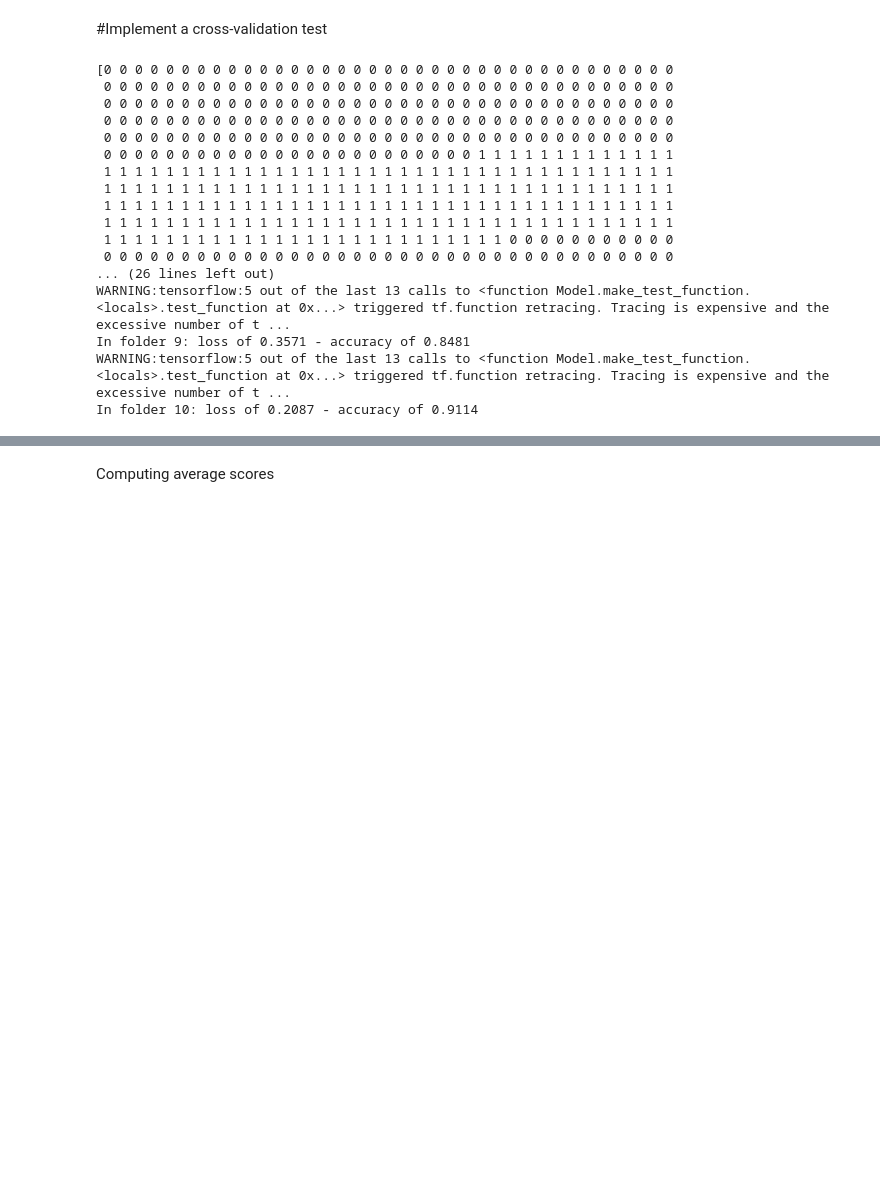
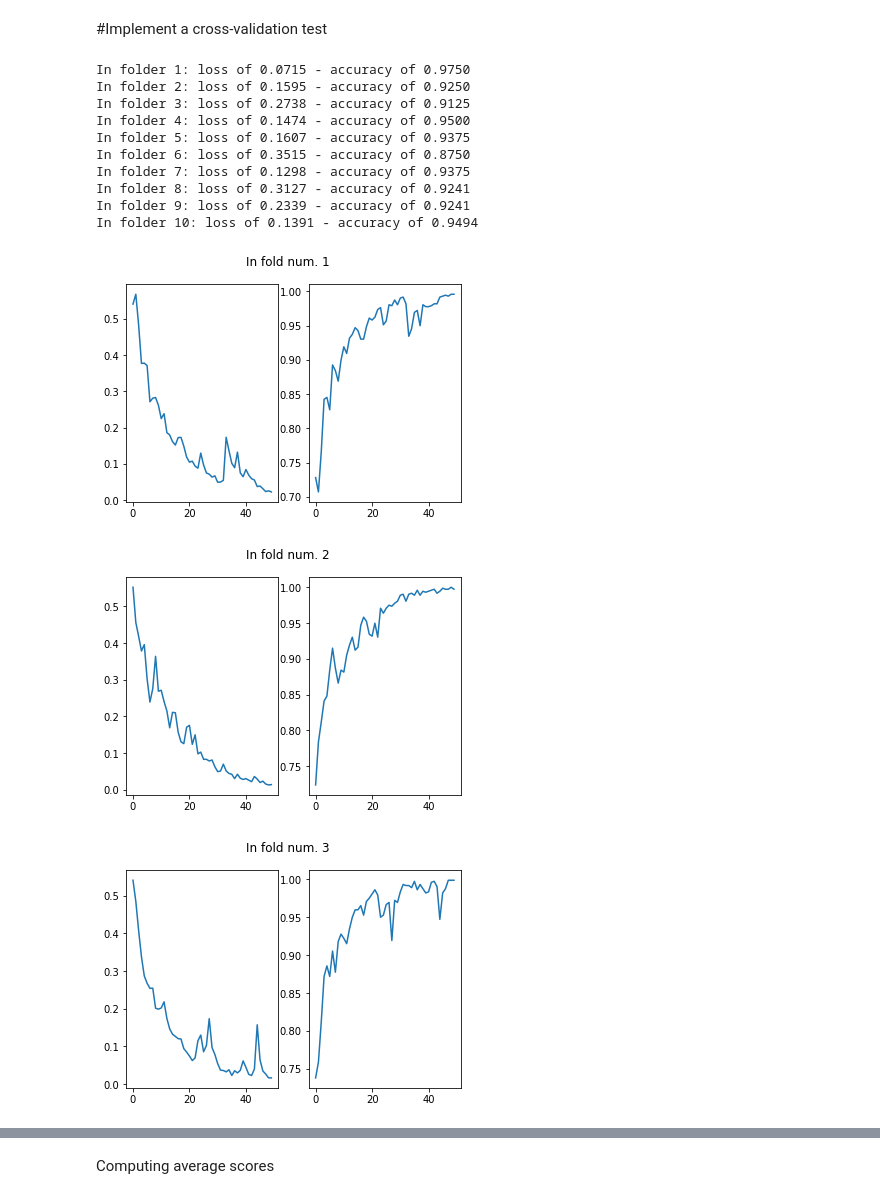
Before and after one commit to federicocampo/CMEPDA-Project, a Jupyter notebook: CNN.ipynb, the cells around one changed output, grey strips where cells are left out. Drawn from its saved outputs; the diff is of its cells as text; code cells hidden in the pictures; blank space fills up the shorter version.

Commit message:
Fixed Tensorflow warning and added plots of cv test

```diff
--- a/CNN.ipynb
+++ b/CNN.ipynb
@@ -394,59 +403,65 @@ aug_model.evaluate(x_test, y_test)
 from sklearn.model_selection import KFold
 from keras.optimizers import SGD
 # %%
-# Define per-fold score arrays
+# Define per-fold accuracy and loss arrays
 acc_per_fold = []
 loss_per_fold = []
 
-# Merge train and test in a single array
-X_tot = np.concatenate((x_train, x_test), axis=0)
-Y_tot = np.concatenate((y_train, y_test), axis=0)
-
+#Define the number of folds to split dataset on
 num_folds = 10
 
 kfold = KFold(n_splits = num_folds, shuffle=True)
 
 batch_size = 32
-num_epochs = 30
+num_epochs = 50
 
 fold_num = 1
+
+#Define the model and compile
+model = make_model()
+model.compile(optimizer=SGD(lr = 0.001, momentum = 0.9), metrics = 'accuracy', loss='binary_crossentropy')
+#Saving the weights before training as reset before each training
+model.save_weights('reset_model.h5')
+
 for train, test in kfold.split(X_tot, Y_tot):
-  #Redefine and compile the model to every cycle
-  model = make_model()
-  model.compile(optimizer=SGD(lr = 0.001, momentum = 0.9), metrics = 'accuracy', loss='binary_crossentropy')
-
+  #Reset the model loading weights of untrained model
+  model.load_weights('reset_model.h5')
   #Fitting the model using every folder but one as training
   history = model.fit(
           X_tot[train], Y_tot[train],
           batch_size = batch_size,
           verbose=0,
           epochs = num_epochs)
 
   #Evaluate the efficiency of the model
   scores = model.evaluate(X_tot[test], Y_tot[test], verbose=0)
 
   print('In folder {:d}: {} of {:.4f} - {} of {:.4f}'.format(fold_num,
                                                           model.metrics_names[0],scores[0],
                                                           model.metrics_names[1], scores[1] ))
+  plt.figure(fold_num)
+  plt.suptitle(f'In fold num. {fold_num}')
+  plt.subplot(1, 2, 1)
+  plt.plot(history.history['loss'])
+  #plt.plot(history.history['val_loss'])
+  plt.subplot(1, 2, 2)
+  plt.plot(history.history['accuracy'])
+  #plt.plot(history.history['val_accuracy'])
 
   acc_per_fold.append(scores[1])
   loss_per_fold.append(scores[0])
   fold_num += 1
 # %% [output]
-[0 0 0 0 0 0 0 0 0 0 0 0 0 0 0 0 0 0 0 0 0 0 0 0 0 0 0 0 0 0 0 0 0 0 0 0 0
- 0 0 0 0 0 0 0 0 0 0 0 0 0 0 0 0 0 0 0 0 0 0 0 0 0 0 0 0 0 0 0 0 0 0 0 0 0
- 0 0 0 0 0 0 0 0 0 0 0 0 0 0 0 0 0 0 0 0 0 0 0 0 0 0 0 0 0 0 0 0 0 0 0 0 0
- 0 0 0 0 0 0 0 0 0 0 0 0 0 0 0 0 0 0 0 0 0 0 0 0 0 0 0 0 0 0 0 0 0 0 0 0 0
- 0 0 0 0 0 0 0 0 0 0 0 0 0 0 0 0 0 0 0 0 0 0 0 0 0 0 0 0 0 0 0 0 0 0 0 0 0
- 0 0 0 0 0 0 0 0 0 0 0 0 0 0 0 0 0 0 0 0 0 0 0 0 1 1 1 1 1 1 1 1 1 1 1 1 1
- 1 1 1 1 1 1 1 1 1 1 1 1 1 1 1 1 1 1 1 1 1 1 1 1 1 1 1 1 1 1 1 1 1 1 1 1 1
- 1 1 1 1 1 1 1 1 1 1 1 1 1 1 1 1 1 1 1 1 1 1 1 1 1 1 1 1 1 1 1 1 1 1 1 1 1
- 1 1 1 1 1 1 1 1 1 1 1 1 1 1 1 1 1 1 1 1 1 1 1 1 1 1 1 1 1 1 1 1 1 1 1 1 1
- 1 1 1 1 1 1 1 1 1 1 1 1 1 1 1 1 1 1 1 1 1 1 1 1 1 1 1 1 1 1 1 1 1 1 1 1 1
- 1 1 1 1 1 1 1 1 1 1 1 1 1 1 1 1 1 1 1 1 1 1 1 1 1 1 0 0 0 0 0 0 0 0 0 0 0
- 0 0 0 0 0 0 0 0 0 0 0 0 0 0 0 0 0 0 0 0 0 0 0 0 0 0 0 0 0 0 0 0 0 0 0 0 0
-... (26 lines left out)
-WARNING:tensorflow:5 out of the last 13 calls to <function Model.make_test_function.<locals>.test_function at 0x...> triggered tf.function retracing. Tracing is expensive and the excessive number of t ...
-In folder 9: loss of 0.3571 - accuracy of 0.8481
-WARNING:tensorflow:5 out of the last 13 calls to <function Model.make_test_function.<locals>.test_function at 0x...> triggered tf.function retracing. Tracing is expensive and the excessive number of t ...
-In folder 10: loss of 0.2087 - accuracy of 0.9114
+In folder 1: loss of 0.0715 - accuracy of 0.9750
+In folder 2: loss of 0.1595 - accuracy of 0.9250
+In folder 3: loss of 0.2738 - accuracy of 0.9125
+In folder 4: loss of 0.1474 - accuracy of 0.9500
+In folder 5: loss of 0.1607 - accuracy of 0.9375
+In folder 6: loss of 0.3515 - accuracy of 0.8750
+In folder 7: loss of 0.1298 - accuracy of 0.9375
+In folder 8: loss of 0.3127 - accuracy of 0.9241
+In folder 9: loss of 0.2339 - accuracy of 0.9241
+In folder 10: loss of 0.1391 - accuracy of 0.9494
+[figure, added]
+[figure, added]
+[figure, added]
```
Also changed, not shown: parts of 11 cells of this notebook.
